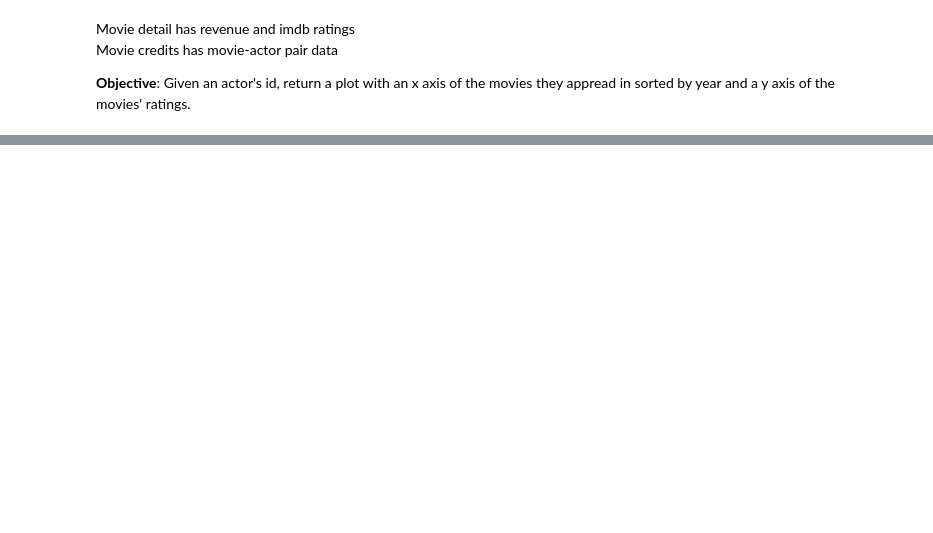
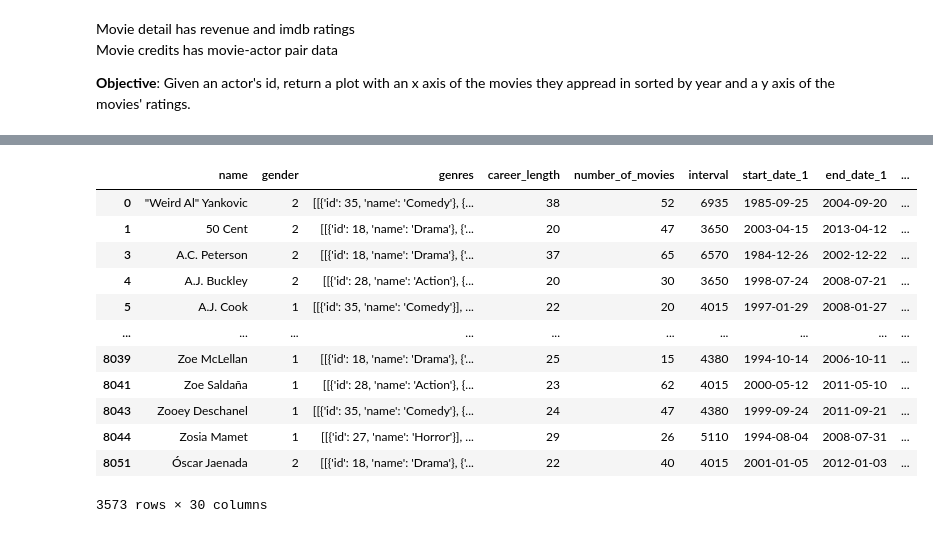
Before and after one commit to epfl-ada/ada-2023-project-cinemada, a Jupyter notebook: Preprocessing/fame.ipynb, the cells around one changed output, grey strips where cells are left out. Drawn from its saved outputs; the diff is of its cells as text; code cells hidden in the pictures; blank space fills up the shorter version.

```diff
--- a/Preprocessing/fame.ipynb
+++ b/Preprocessing/fame.ipynb
@@ -354,0 +567,52 @@ See the caveats in the documentation: https://pandas.pydata.org/pandas-docs/stab
+# %%
+def genres_stats_per_period(row, start_column, end_column):
+    genres_counts = {}
+    genres_per_actor = row["genres"]
+
+    release_dates_per_actor = row['release_date']
+    for genres_per_movie, release_date in zip(row["genres"], row["release_date"]):
+        # start_column is missing for the group 1 because all its members belong to the same time period
+        if start_column is None or row[start_column] <= release_date <= row[end_column]:
+            for genre in ast.literal_eval(genres_per_movie):
+                genres_counts[genre["name"]] = genres_counts.get(genre["name"], 0) + 1
+
+    # genres diversity is a number of different genres an actor played in during the specified time period
+    n_genres = len(genres_counts)
+    # find the most frequent genre for an actor during the time period
+    if n_genres > 0:
+        main_genre = sorted(genres_counts.items(), key=lambda item: item[1])[-1][0]
+    else:
+        main_genre = None
+    return [n_genres, main_genre]
+# %%
+# calculate number of genres and main one for the first time period
+df[["n_genres_0", "main_genre_0"]] = df.apply(genres_stats_per_period,
+                                              start_column="start_date_1",
+                                              end_column="end_date_1",
+                                              axis=1, result_type="expand")
+# calculate number of genres and main one for the second time period
+df[["n_genres_1", "main_genre_1"]] = df.apply(genres_stats_per_period,
+                                              start_column="start_date_2",
+                                              end_column="end_date_2",
+                                              axis=1, result_type="expand")
+
+
+# Drop unnecessary columns
+df = df.drop(['release_date', 'budget', 'revenue', 'imdb_average_rating', 'order', 'popularity'], axis=1)
+
+display(df)
+group2_divided_df = df.copy()
+# %% [output]
+|  | name | gender | genres | career_length | number_of_movies | interval | start_date_1 | end_date_1 | ... |
+| 0 | "Weird Al" Yankovic | 2 | [[{'id': 35, 'name': 'Comedy'}, {... | 38 | 52 | 6935 | 1985-09-25 | 2004-09-20 | ... |
+| 1 | 50 Cent | 2 | [[{'id': 18, 'name': 'Drama'}, {'... | 20 | 47 | 3650 | 2003-04-15 | 2013-04-12 | ... |
+| 3 | A.C. Peterson | 2 | [[{'id': 18, 'name': 'Drama'}, {'... | 37 | 65 | 6570 | 1984-12-26 | 2002-12-22 | ... |
+| 4 | A.J. Buckley | 2 | [[{'id': 28, 'name': 'Action'}, {... | 20 | 30 | 3650 | 1998-07-24 | 2008-07-21 | ... |
+| 5 | A.J. Cook | 1 | [[{'id': 35, 'name': 'Comedy'}], ... | 22 | 20 | 4015 | 1997-01-29 | 2008-01-27 | ... |
+| ... | ... | ... | ... | ... | ... | ... | ... | ... | ... |
+| 8039 | Zoe McLellan | 1 | [[{'id': 18, 'name': 'Drama'}, {'... | 25 | 15 | 4380 | 1994-10-14 | 2006-10-11 | ... |
+| 8041 | Zoe Saldaña | 1 | [[{'id': 28, 'name': 'Action'}, {... | 23 | 62 | 4015 | 2000-05-12 | 2011-05-10 | ... |
+| 8043 | Zooey Deschanel | 1 | [[{'id': 35, 'name': 'Comedy'}, {... | 24 | 47 | 4380 | 1999-09-24 | 2011-09-21 | ... |
+| 8044 | Zosia Mamet | 1 | [[{'id': 27, 'name': 'Horror'}], ... | 29 | 26 | 5110 | 1994-08-04 | 2008-07-31 | ... |
+| 8051 | Óscar Jaenada | 2 | [[{'id': 18, 'name': 'Drama'}, {'... | 22 | 40 | 4015 | 2001-01-05 | 2012-01-03 | ... |
+3573 rows × 30 columns
```
Also changed, not shown: parts of 27 cells of this notebook.
